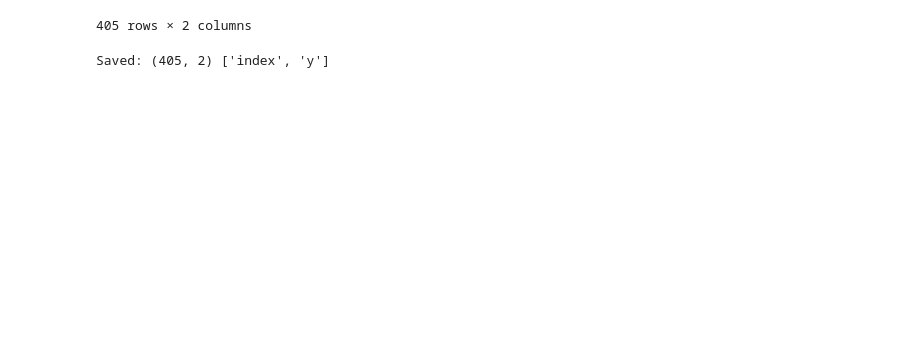
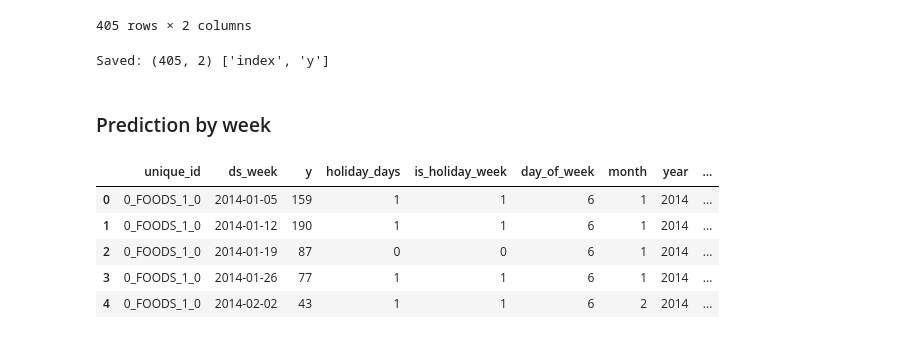
Before and after one commit to novokhatskyi/Test-Task-for-DS-time-series-forecasting-2026-01, a Jupyter notebook: data_train.ipynb, the cells around one changed output. Drawn from its saved outputs; the diff is of its cells as text; code cells hidden in the pictures; blank space fills up the shorter version.

```diff
--- a/data_train.ipynb
+++ b/data_train.ipynb
@@ -346,3 +352,41 @@ sub.to_csv(data_dir / "submission.csv", index=False)
 print("Saved:", sub.shape, sub.columns.tolist())
 # %% [output]
 Saved: (405, 2) ['index', 'y']
+# %% [markdown]
+### Prediction by week
+# %%
+week_period = df['ds'].dt.to_period('W-SUN')
+df['ds_week'] = week_period.apply(lambda p: p.end_time.normalize())
+
+# # Якщо у тебе вже є is_any_holiday по днях — використовуємо
+# if 'is_any_holiday' not in df.columns:
+#     us_h = holidays.US(years=[2014, 2015, 2016])
+#     df['is_any_holiday'] = df['ds'].dt.date.map(lambda d: 1 if d in us_h else 0).astype('int8')
+
+# Агрегація до тижня
+weekly = (
+    df.groupby(['unique_id', 'ds_week'], as_index=False)
+      .agg(
+          y=('y', 'sum'),
+          holiday_days=('is_any_holiday', 'sum'),     # скільки святкових днів у тижні
+          is_holiday_week=('is_any_holiday', 'max')   # чи було хоч 1 свято в тижні
+      )
+)
+
+# Тижневі календарні фічі
+weekly['day_of_week']  = weekly['ds_week'].dt.dayofweek     # неділя = 6
+weekly['month']        = weekly['ds_week'].dt.month
+weekly['year']         = weekly['ds_week'].dt.year
+weekly['week_of_year'] = weekly['ds_week'].dt.isocalendar().week.astype('int16')
+
+weekly = weekly.sort_values(['unique_id', 'ds_week']).reset_index(drop=True)
+weekly['unique_id'] = weekly['unique_id'].astype('category')
+
+weekly.head()
+# %% [output]
+|  | unique_id | ds_week | y | holiday_days | is_holiday_week | day_of_week | month | year | ... |
+| 0 | 0_FOODS_1_0 | 2014-01-05 | 159 | 1 | 1 | 6 | 1 | 2014 | ... |
+| 1 | 0_FOODS_1_0 | 2014-01-12 | 190 | 1 | 1 | 6 | 1 | 2014 | ... |
+| 2 | 0_FOODS_1_0 | 2014-01-19 | 87 | 0 | 0 | 6 | 1 | 2014 | ... |
+| 3 | 0_FOODS_1_0 | 2014-01-26 | 77 | 1 | 1 | 6 | 1 | 2014 | ... |
+| 4 | 0_FOODS_1_0 | 2014-02-02 | 43 | 1 | 1 | 6 | 2 | 2014 | ... |
```
Also changed, not shown: parts of 12 cells of this notebook, 2 other files.
